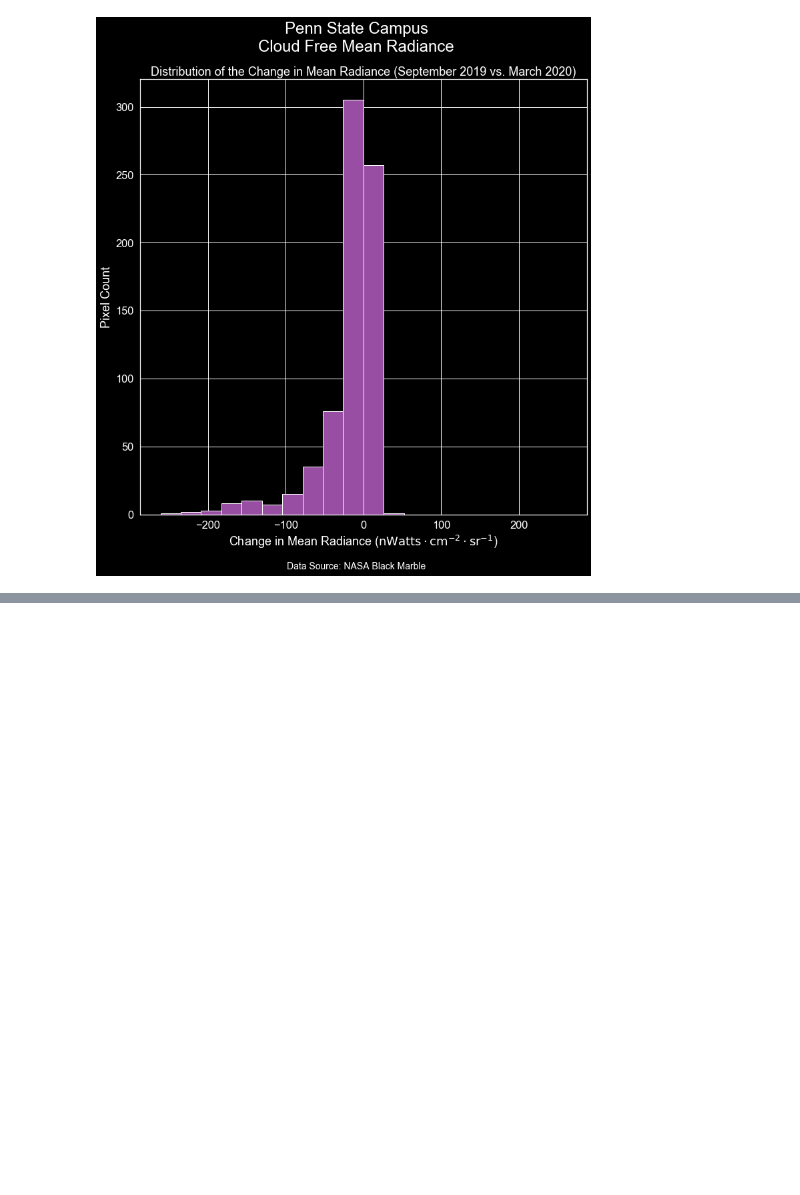
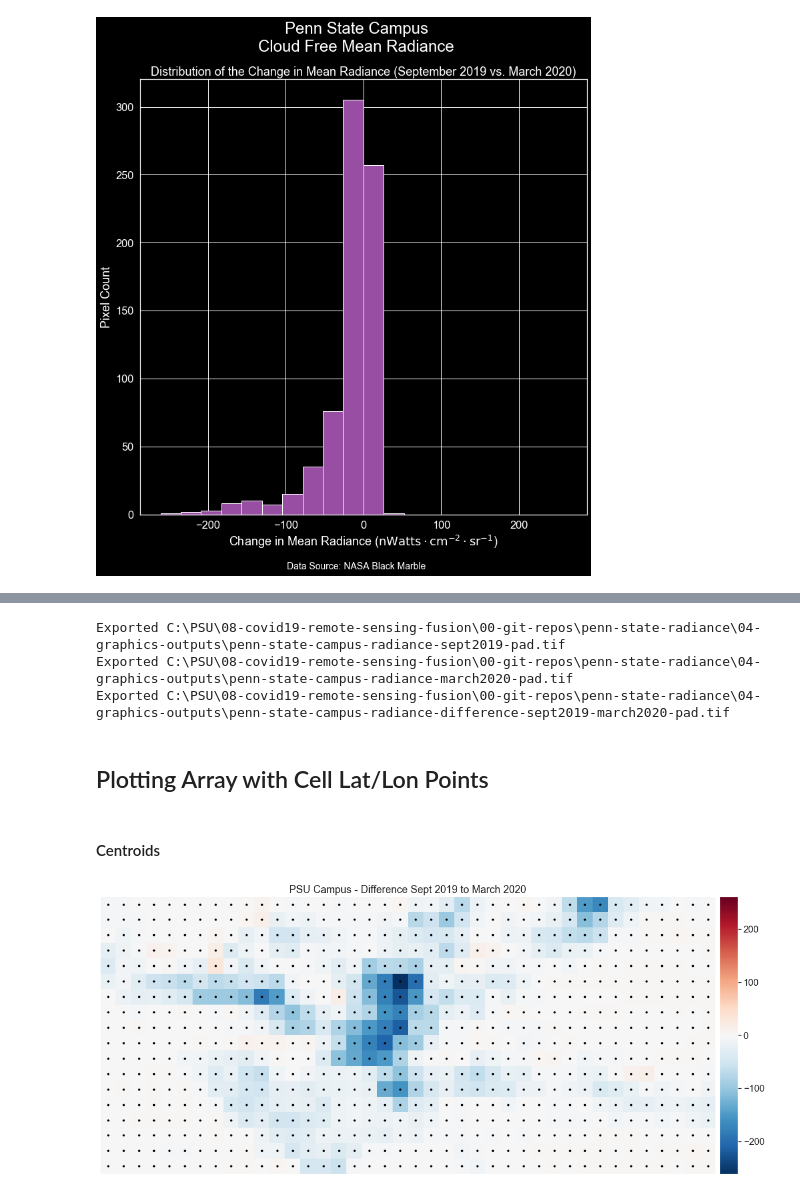
Before and after one commit to calekochenour/remote-sensing-fusion, a Jupyter notebook: 01-code-scripts/penn-state-black-marble-radiance-workflow.ipynb, the cells around one changed output, grey strips where cells are left out. Cells and saved outputs as stored; diff of their text form; code cells hidden in the pictures; blank space fills up the shorter version.

```diff
--- a/01-code-scripts/penn-state-black-marble-radiance-workflow.ipynb
+++ b/01-code-scripts/penn-state-black-marble-radiance-workflow.ipynb
@@ -972,0 +1020,55 @@ Exported C:\PSU\08-covid19-remote-sensing-fusion\00-git-repos\penn-state-radianc
+# %%
+# Export September 2019 radiance
+rd.export_array(
+    array=sept_2019_radiance_mean,
+    output_path=sept_2019_radiance_outpath,
+    metadata=psu_campus_metadata)
+
+# Export March 2020 radiance
+rd.export_array(
+    array=march_2020_radiance_mean,
+    output_path=march_2020_radiance_outpath,
+    metadata=psu_campus_metadata)
+
+# Export radiance difference
+rd.export_array(
+    array=diff_sept_2019_march_2020,
+    output_path=radiance_diff_outpath,
+    metadata=psu_campus_metadata)
+# %% [output]
+Exported C:\PSU\08-covid19-remote-sensing-fusion\00-git-repos\penn-state-radiance\04-graphics-outputs\penn-state-campus-radiance-sept2019-pad.tif
+Exported C:\PSU\08-covid19-remote-sensing-fusion\00-git-repos\penn-state-radiance\04-graphics-outputs\penn-state-campus-radiance-march2020-pad.tif
+Exported C:\PSU\08-covid19-remote-sensing-fusion\00-git-repos\penn-state-radiance\04-graphics-outputs\penn-state-campus-radiance-difference-sept2019-march2020-pad.tif
+# %% [markdown]
+## Plotting Array with Cell Lat/Lon Points
+# %% [markdown]
+#### Centroids
+# %%
+# # Lat/lon is CENTER of pixel
+# Define extent
+psu_extent = (
+    lon_min - coord_spacing/2,
+    lon_max + coord_spacing/2,
+    lat_min - coord_spacing/2,
+    lat_max + coord_spacing/2
+)
+
+fig, ax = plt.subplots(figsize=(20, 10))
+
+# Plot with extent
+ep.plot_bands(diff_sept_2019_march_2020, title="PSU Campus - Difference Sept 2019 to March 2020",
+              #cmap='Greens_r',
+              #cmap='RdYlBu_r',
+              #cmap='coolwarm',
+              cmap='RdBu_r',
+              #figsize=(20,10),
+              scale=False, vmin=diff_sept_2019_march_2020.min(), vmax=-diff_sept_2019_march_2020.min(),
+              extent=psu_extent, ax=ax)#, vmax=1000)
+
+psu_lat_lon_gdf.plot(ax=ax, color='black', markersize=9)
+
+# ax.set_axis_on()
+
+plt.show()
+# %% [output]
+[figure, added]
```
Also changed, not shown: parts of 21 cells of this notebook.
